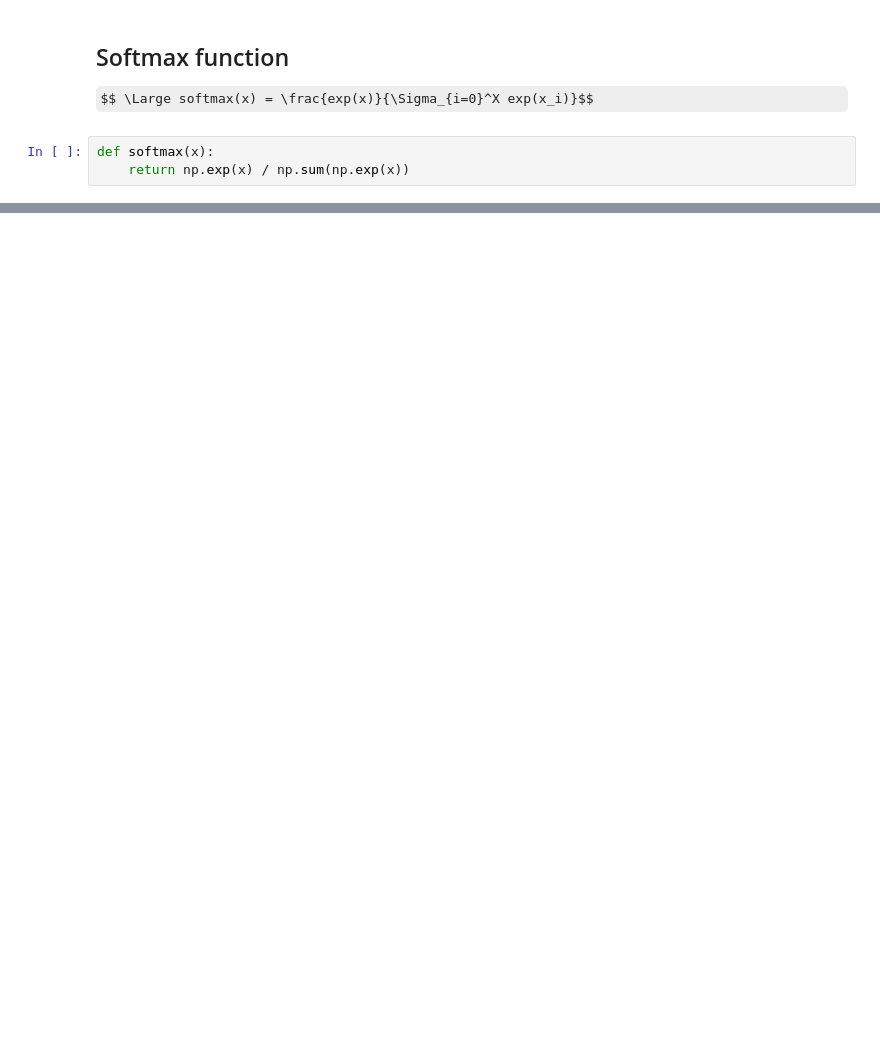
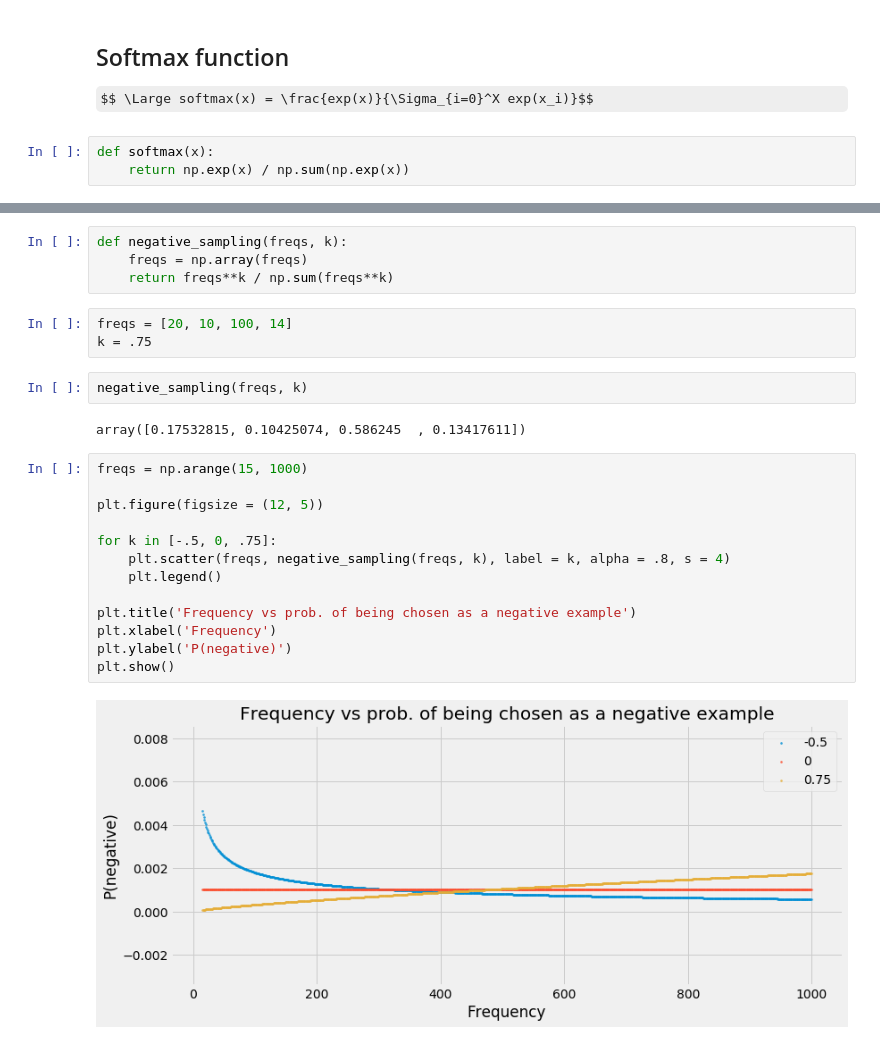
Before and after one commit to AlxndrMlk/nlp-concepts, a Jupyter notebook: NLP_Concepts_2.ipynb, the cells around one changed output, grey strips where cells are left out. Cells and saved outputs as stored; diff of their text form; some formulas as TeX source; blank space fills up the shorter version.

```diff
--- a/NLP_Concepts_2.ipynb
+++ b/NLP_Concepts_2.ipynb
@@ -40,0 +246,26 @@ plt.bar(range(len(x)), softmax(x))
+# %%
+def negative_sampling(freqs, k):
+    freqs = np.array(freqs)
+    return freqs**k / np.sum(freqs**k)
+# %%
+freqs = [20, 10, 100, 14]
+k = .75
+# %%
+negative_sampling(freqs, k)
+# %% [output]
+array([0.17532815, 0.10425074, 0.586245  , 0.13417611])
+# %%
+freqs = np.arange(15, 1000)
+
+plt.figure(figsize = (12, 5))
+
+for k in [-.5, 0, .75]:
+    plt.scatter(freqs, negative_sampling(freqs, k), label = k, alpha = .8, s = 4)
+    plt.legend()
+
+plt.title('Frequency vs prob. of being chosen as a negative example')
+plt.xlabel('Frequency')
+plt.ylabel('P(negative)')
+plt.show()
+# %% [output]
+[figure, added]
```
Also changed, not shown: parts of 18 cells of this notebook.
